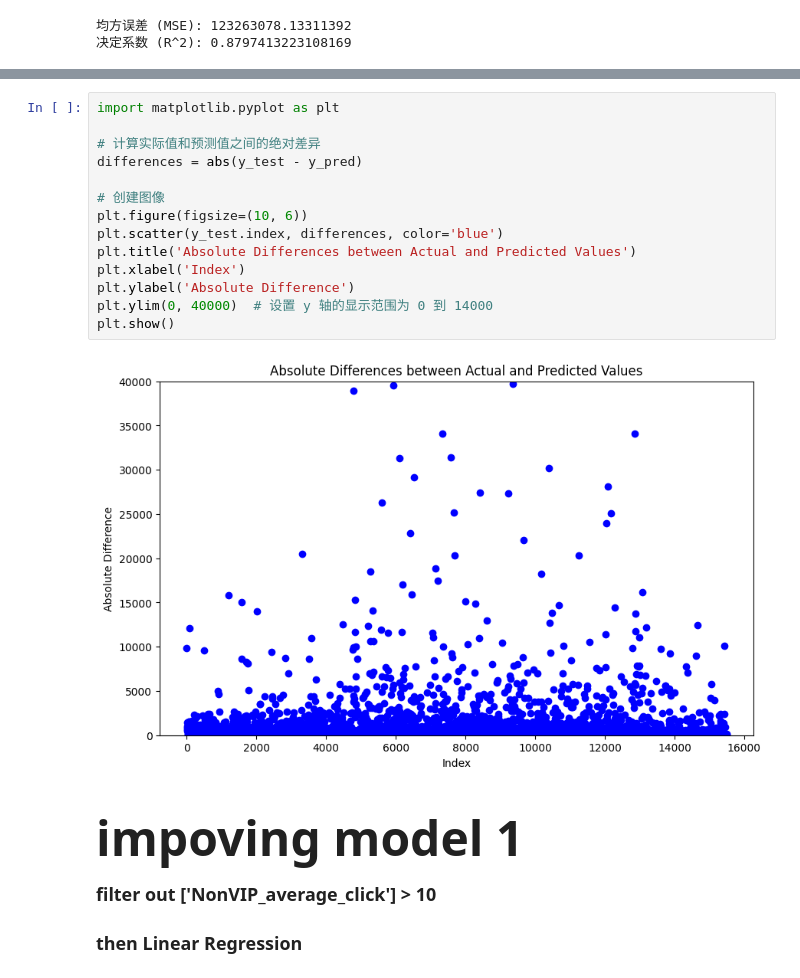
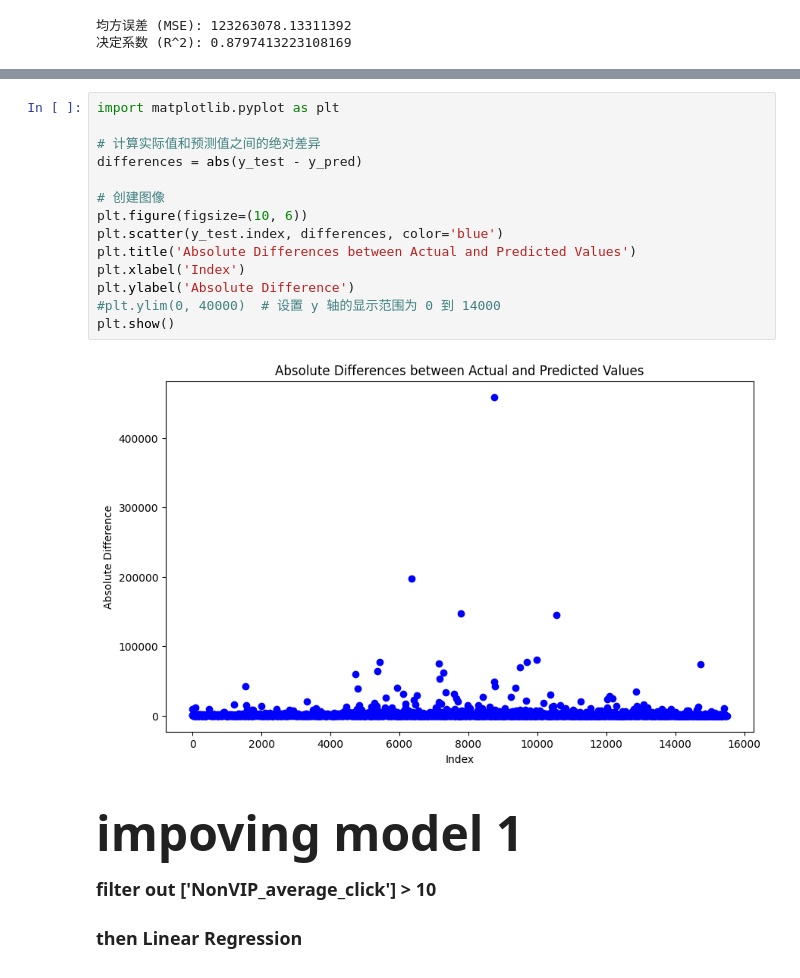
Before and after one commit to caiirene/MachineLearning_FictionPopularityPrediction, a Jupyter notebook: CleanJinjiangModel.ipynb, the cells around one changed output, grey strips where cells are left out. Saved outputs shown, nothing was run; the diff lists cells and outputs as text.

```diff
--- a/CleanJinjiangModel.ipynb
+++ b/CleanJinjiangModel.ipynb
@@ -146,19 +122,19 @@ print(comparison)
 # %%
 import matplotlib.pyplot as plt
 
 # 计算实际值和预测值之间的绝对差异
 differences = abs(y_test - y_pred)
 
 # 创建图像
 plt.figure(figsize=(10, 6))
 plt.scatter(y_test.index, differences, color='blue')
 plt.title('Absolute Differences between Actual and Predicted Values')
 plt.xlabel('Index')
 plt.ylabel('Absolute Difference')
-plt.ylim(0, 40000)  # 设置 y 轴的显示范围为 0 到 14000
+#plt.ylim(0, 40000)  # 设置 y 轴的显示范围为 0 到 14000
 plt.show()
 # %% [output]
-[figure, old version]
+[figure, new version]
 # %% [markdown]
 <h1 style="font-size: 48px;">impoving model 1</h1>
 
```
Also changed, not shown: parts of 9 cells of this notebook.
